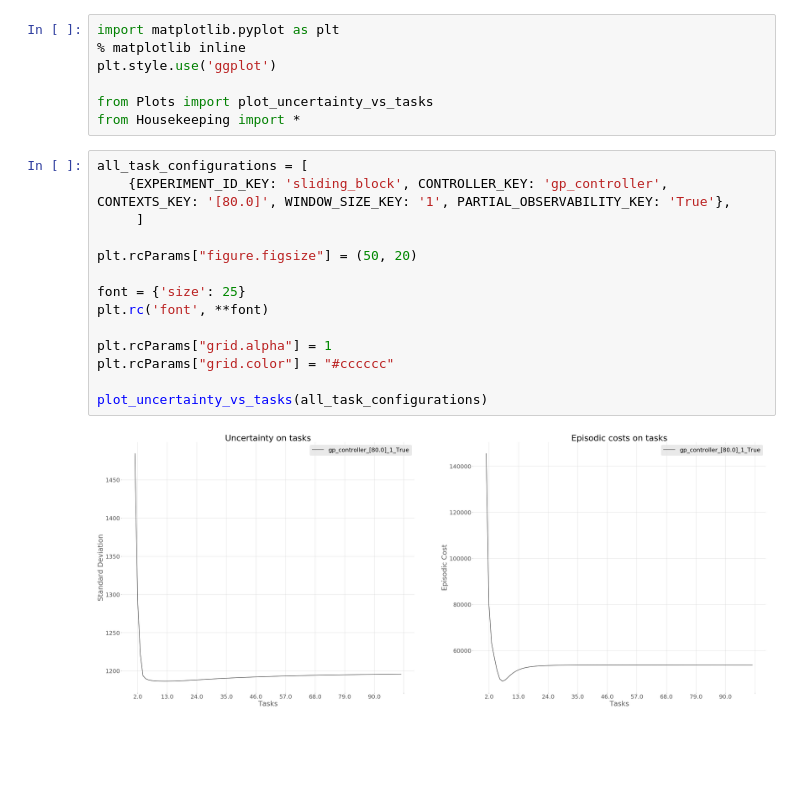
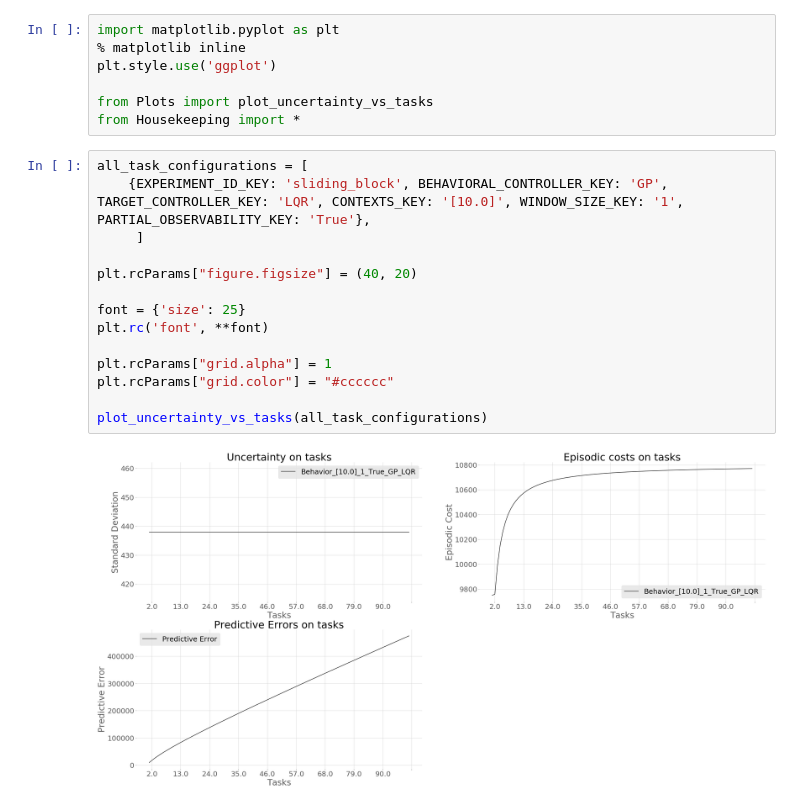
Before and after one commit to maxwab/Uncertainty-aware-Imitation-Learning-on-Multiple-Tasks-using-Bayesian-Neural-Networks, a Jupyter notebook: plots.ipynb, the cells around one changed output. Drawn from its saved outputs; the diff is of its cells as text; blank space fills up the shorter version.

```diff
--- a/plots.ipynb
+++ b/plots.ipynb
@@ -7,17 +7,17 @@ from Plots import plot_uncertainty_vs_tasks
 from Housekeeping import *
 # %%
 all_task_configurations = [
-    {EXPERIMENT_ID_KEY: 'sliding_block', CONTROLLER_KEY: 'gp_controller', CONTEXTS_KEY: '[80.0]', WINDOW_SIZE_KEY: '1', PARTIAL_OBSERVABILITY_KEY: 'True'},
+    {EXPERIMENT_ID_KEY: 'sliding_block', BEHAVIORAL_CONTROLLER_KEY: 'GP', TARGET_CONTROLLER_KEY: 'LQR', CONTEXTS_KEY: '[10.0]', WINDOW_SIZE_KEY: '1', PARTIAL_OBSERVABILITY_KEY: 'True'},
      ]
 
-plt.rcParams["figure.figsize"] = (50, 20)
+plt.rcParams["figure.figsize"] = (40, 20)
 
 font = {'size': 25}
 plt.rc('font', **font)
 
 plt.rcParams["grid.alpha"] = 1
 plt.rcParams["grid.color"] = "#cccccc"
 
 plot_uncertainty_vs_tasks(all_task_configurations)
 # %% [output]
-[figure, old version]
+[figure, new version]
```
Also changed, not shown: 13 other files.
